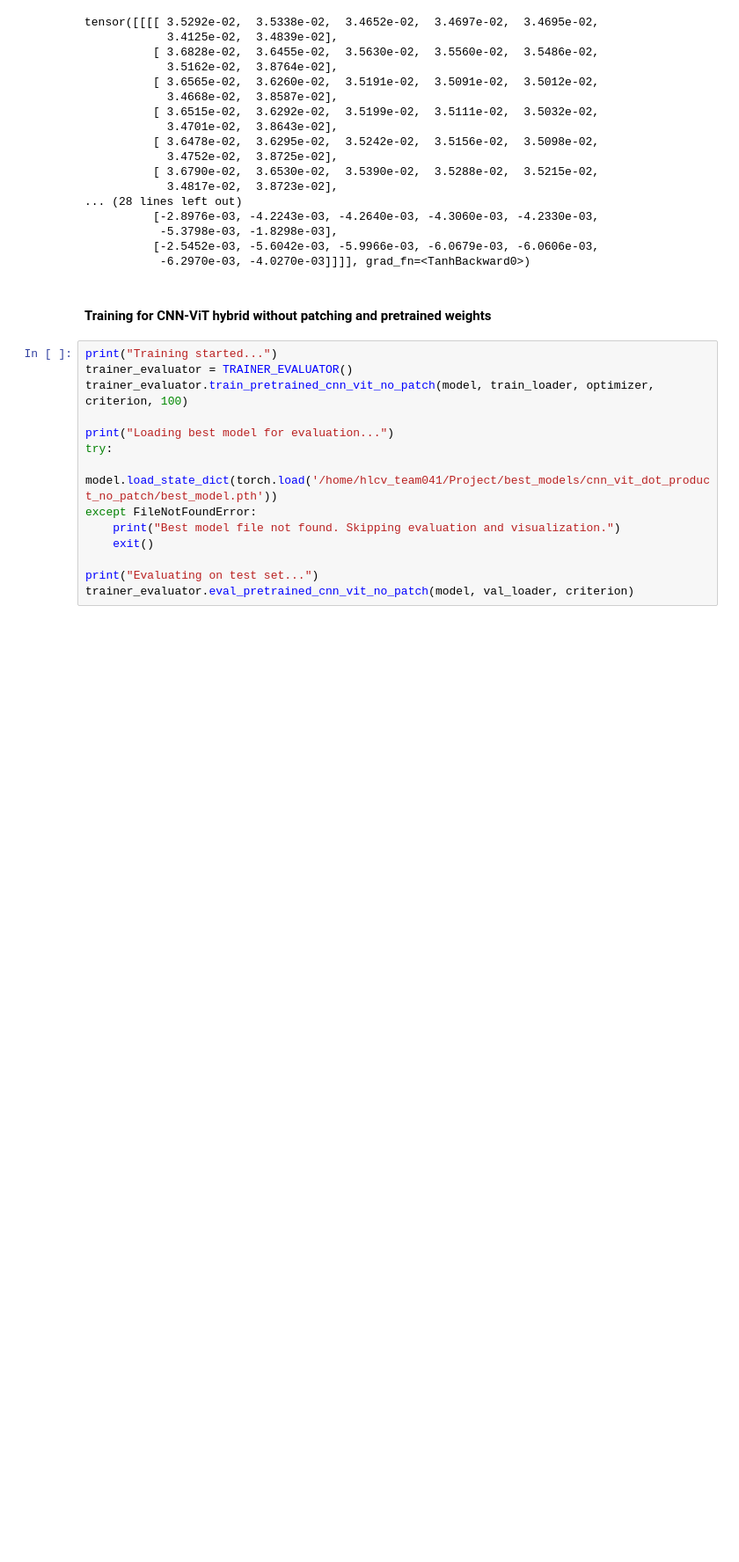
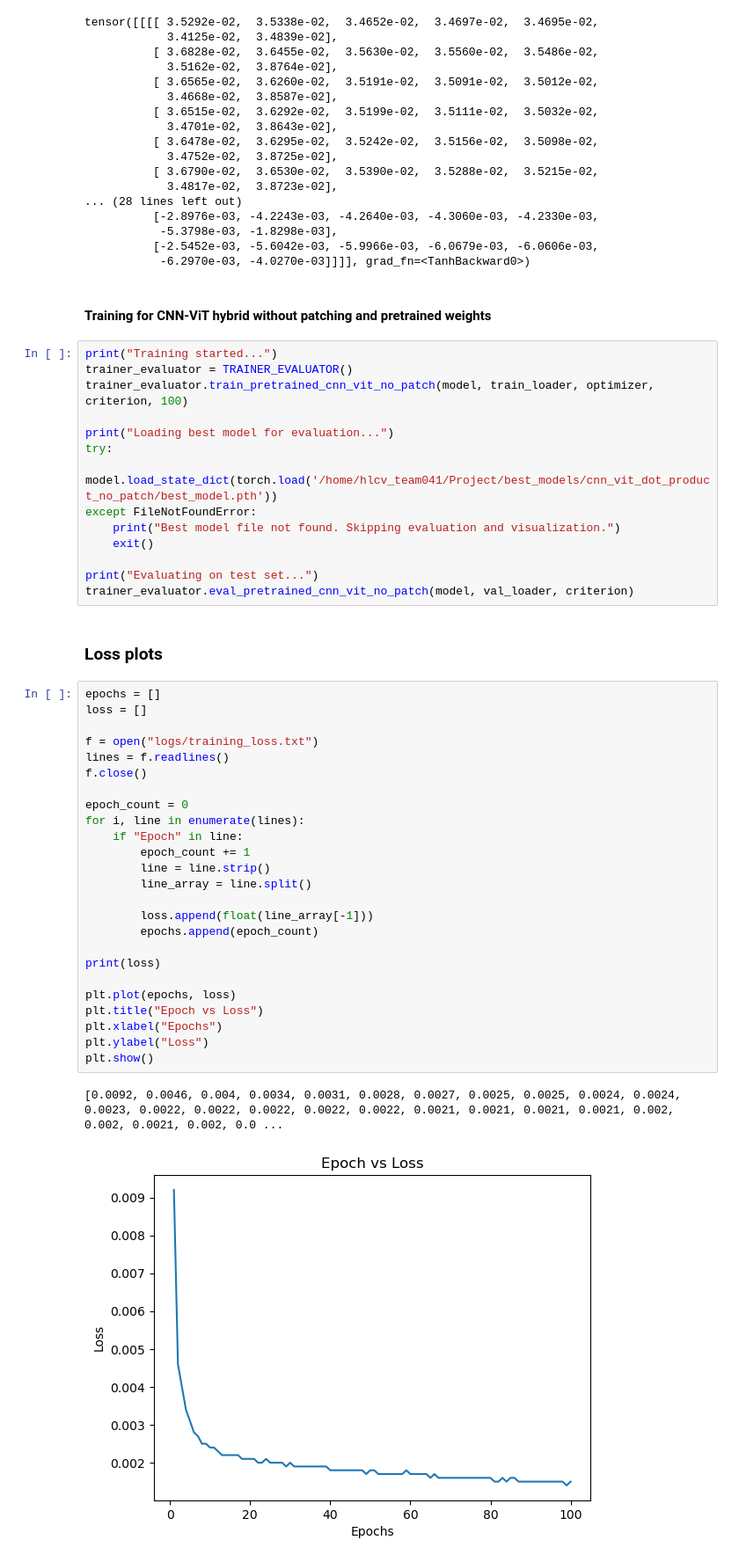
Before and after one commit to Tejas204/HLCV_SoSe2025_Project, a Jupyter notebook: main.ipynb, the cells around one changed output. Shown at 88% size. Drawn from its saved outputs; the diff is of its cells as text; blank space fills up the shorter version.

Commit message:
Added loss visualization

```diff
--- a/main.ipynb
+++ b/main.ipynb
@@ -276,3 +276,33 @@ except FileNotFoundError:
 
 print("Evaluating on test set...")
 trainer_evaluator.eval_pretrained_cnn_vit_no_patch(model, val_loader, criterion)
+# %% [markdown]
+### Loss plots
+# %%
+epochs = []
+loss = []
+
+f = open("logs/training_loss.txt")
+lines = f.readlines()
+f.close()
+
+epoch_count = 0
+for i, line in enumerate(lines):
+    if "Epoch" in line:
+        epoch_count += 1
+        line = line.strip()
+        line_array = line.split()
+
+        loss.append(float(line_array[-1]))
+        epochs.append(epoch_count)
+
+print(loss)
+
+plt.plot(epochs, loss)
+plt.title("Epoch vs Loss")
+plt.xlabel("Epochs")
+plt.ylabel("Loss")
+plt.show()
+# %% [output]
+[0.0092, 0.0046, 0.004, 0.0034, 0.0031, 0.0028, 0.0027, 0.0025, 0.0025, 0.0024, 0.0024, 0.0023, 0.0022, 0.0022, 0.0022, 0.0022, 0.0022, 0.0021, 0.0021, 0.0021, 0.0021, 0.002, 0.002, 0.0021, 0.002, 0.0 ...
+[figure, added]
```
Also changed, not shown: 2 other files.
